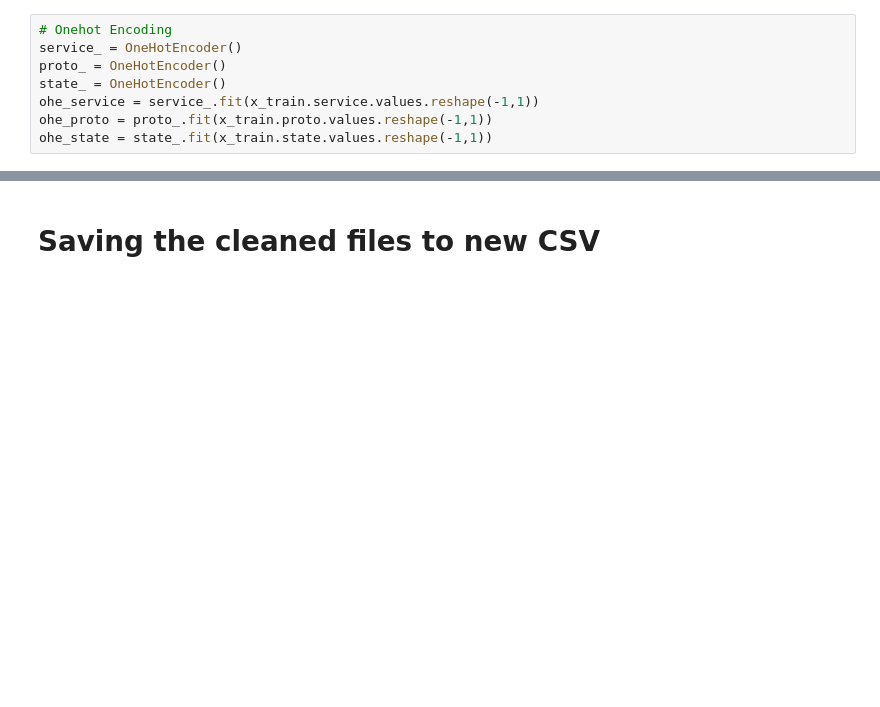
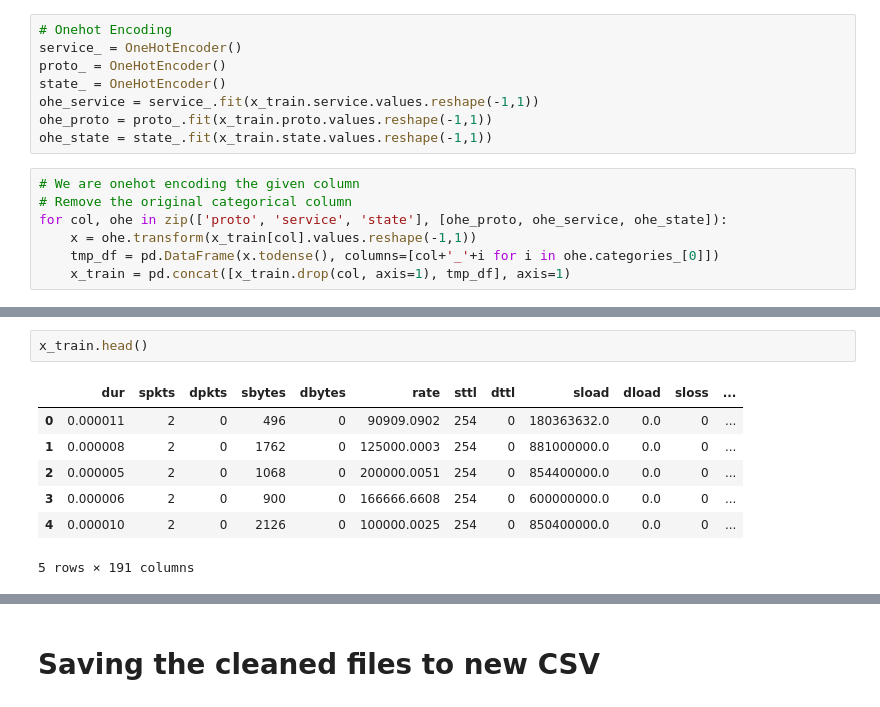
Before and after one commit to divyaKh/CMPE255Project, a Jupyter notebook: 1.Dataset/Dataset_and_its_Cleaning.ipynb, the cells around one changed output, grey strips where cells are left out. Cells and saved outputs as stored; diff of their text form; blank space fills up the shorter version.

Commit message:
Added one hot encoding, and revised comments

```diff
--- a/1.Dataset/Dataset_and_its_Cleaning.ipynb
+++ b/1.Dataset/Dataset_and_its_Cleaning.ipynb
@@ -350,3 +330,10 @@ state_ = OneHotEncoder()
 ohe_service = service_.fit(x_train.service.values.reshape(-1,1))
 ohe_proto = proto_.fit(x_train.proto.values.reshape(-1,1))
 ohe_state = state_.fit(x_train.state.values.reshape(-1,1))
+# %%
+# We are onehot encoding the given column
+# Remove the original categorical column
+for col, ohe in zip(['proto', 'service', 'state'], [ohe_proto, ohe_service, ohe_state]):
+    x = ohe.transform(x_train[col].values.reshape(-1,1))
+    tmp_df = pd.DataFrame(x.todense(), columns=[col+'_'+i for i in ohe.categories_[0]])
+    x_train = pd.concat([x_train.drop(col, axis=1), tmp_df], axis=1)
@@ -352,0 +351,10 @@ ohe_state = state_.fit(x_train.state.values.reshape(-1,1))
+# %%
+x_train.head()
+# %% [output]
+|  | dur | spkts | dpkts | sbytes | dbytes | rate | sttl | dttl | sload | dload | sloss | ... |
+| 0 | 0.000011 | 2 | 0 | 496 | 0 | 90909.0902 | 254 | 0 | 180363632.0 | 0.0 | 0 | ... |
+| 1 | 0.000008 | 2 | 0 | 1762 | 0 | 125000.0003 | 254 | 0 | 881000000.0 | 0.0 | 0 | ... |
+| 2 | 0.000005 | 2 | 0 | 1068 | 0 | 200000.0051 | 254 | 0 | 854400000.0 | 0.0 | 0 | ... |
+| 3 | 0.000006 | 2 | 0 | 900 | 0 | 166666.6608 | 254 | 0 | 600000000.0 | 0.0 | 0 | ... |
+| 4 | 0.000010 | 2 | 0 | 2126 | 0 | 100000.0025 | 254 | 0 | 850400000.0 | 0.0 | 0 | ... |
+5 rows × 191 columns
```
Also changed, not shown: parts of 20 cells of this notebook.
